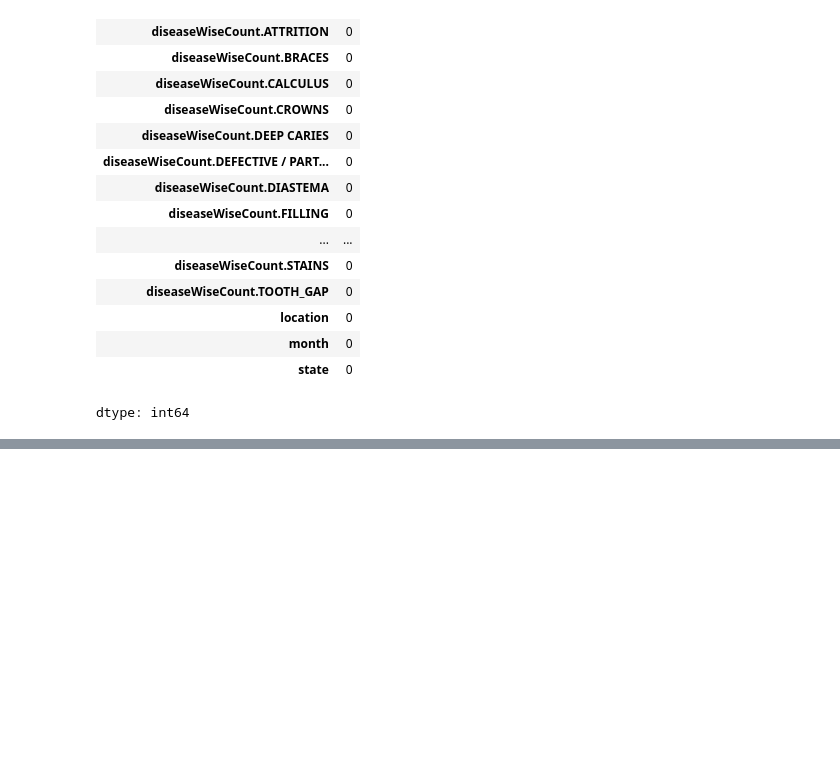
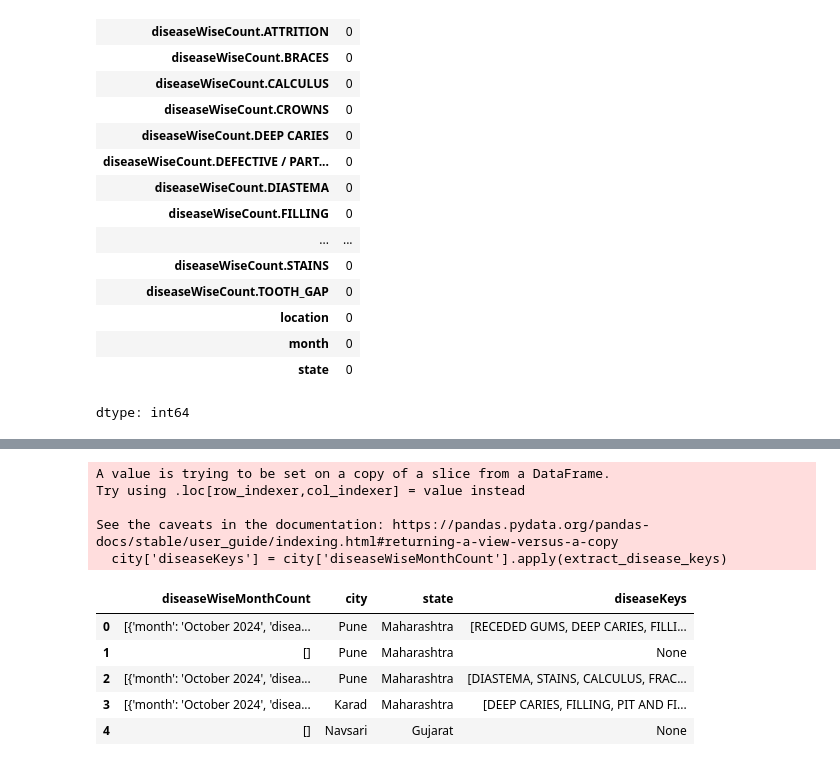
Before and after one commit to tejas-p-28/scano_data_analysis, a Jupyter notebook: scano_data.ipynb, the cells around one changed output, grey strips where cells are left out. Drawn from its saved outputs; the diff is of its cells as text; code cells hidden in the pictures; blank space fills up the shorter version.

```diff
--- a/scano_data.ipynb
+++ b/scano_data.ipynb
@@ -498,0 +666,2 @@ disease.to_csv('disease_data.csv', index = False)
+# %%
+city.drop(columns = ['address','location'], inplace=True)
@@ -498,0 +683,2 @@ disease.to_csv('disease_data.csv', index = False)
+# %%
+city = city[['diseaseWiseMonthCount','city','state']]
@@ -498,0 +703,24 @@ disease.to_csv('disease_data.csv', index = False)
+# %%
+def extract_disease_keys(diseaseWiseMonthCount):
+    keys = set()
+    for entry in diseaseWiseMonthCount:
+        if 'diseaseWiseCount' in entry:
+            keys.update(entry['diseaseWiseCount'].keys())
+    return list(keys) if keys else None
+# %%
+city['diseaseKeys'] = city['diseaseWiseMonthCount'].apply(extract_disease_keys)
+# %% [output]
+A value is trying to be set on a copy of a slice from a DataFrame.
+Try using .loc[row_indexer,col_indexer] = value instead
+
+See the caveats in the documentation: https://pandas.pydata.org/pandas-docs/stable/user_guide/indexing.html#returning-a-view-versus-a-copy
+  city['diseaseKeys'] = city['diseaseWiseMonthCount'].apply(extract_disease_keys)
+# %%
+city.head()
+# %% [output]
+|  | diseaseWiseMonthCount | city | state | diseaseKeys |
+| 0 | [{'month': 'October 2024', 'disea... | Pune | Maharashtra | [RECEDED GUMS, DEEP CARIES, FILLI... |
+| 1 | [] | Pune | Maharashtra | None |
+| 2 | [{'month': 'October 2024', 'disea... | Pune | Maharashtra | [DIASTEMA, STAINS, CALCULUS, FRAC... |
+| 3 | [{'month': 'October 2024', 'disea... | Karad | Maharashtra | [DEEP CARIES, FILLING, PIT AND FI... |
+| 4 | [] | Navsari | Gujarat | None |
```
Also changed, not shown: parts of 57 cells of this notebook, 3 other files.
